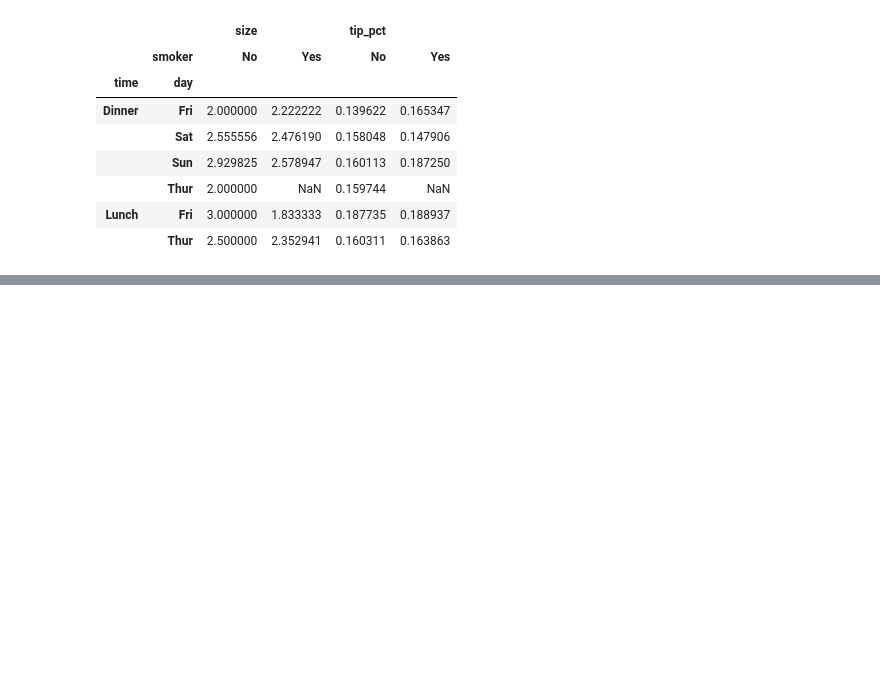
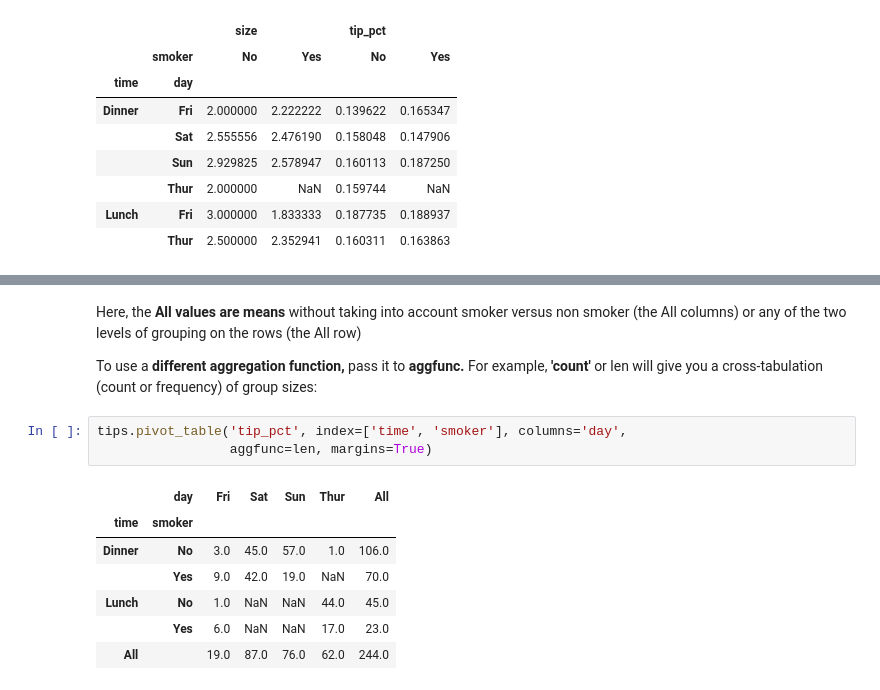
Before and after one commit to lucaslokchan/data-analysis, a Jupyter notebook: Python for Data Analysis/10_Data_Aggregation_and_Group_Operations.ipynb, the cells around one changed output, grey strips where cells are left out. Saved outputs shown, nothing was run; the diff lists cells and outputs as text; blank space fills up the shorter version.

```diff
--- a/Python for Data Analysis/10_Data_Aggregation_and_Group_Operations.ipynb
+++ b/Python for Data Analysis/10_Data_Aggregation_and_Group_Operations.ipynb
@@ -1258,0 +1274,15 @@ tips.pivot_table(['tip_pct', 'size'], index=['time', 'day'],
+# %% [markdown]
+Here, the **All values are means** without taking into account smoker versus non smoker (the All columns) or any of the two levels of grouping on the rows (the All row)
+
+To use a **different aggregation function,** pass it to **aggfunc.** For example, **'count'** or len will give you a cross-tabulation (count or frequency) of group sizes:
+# %%
+tips.pivot_table('tip_pct', index=['time', 'smoker'], columns='day',
+                 aggfunc=len, margins=True)
+# %% [output]
+|  | day | Fri | Sat | Sun | Thur | All |
+| time | smoker |  |  |  |  |  |
+| Dinner | No | 3.0 | 45.0 | 57.0 | 1.0 | 106.0 |
+|  | Yes | 9.0 | 42.0 | 19.0 | NaN | 70.0 |
+| Lunch | No | 1.0 | NaN | NaN | 44.0 | 45.0 |
+|  | Yes | 6.0 | NaN | NaN | 17.0 | 23.0 |
+| All |  | 19.0 | 87.0 | 76.0 | 62.0 | 244.0 |
```
Also changed, not shown: parts of 52 cells of this notebook.
